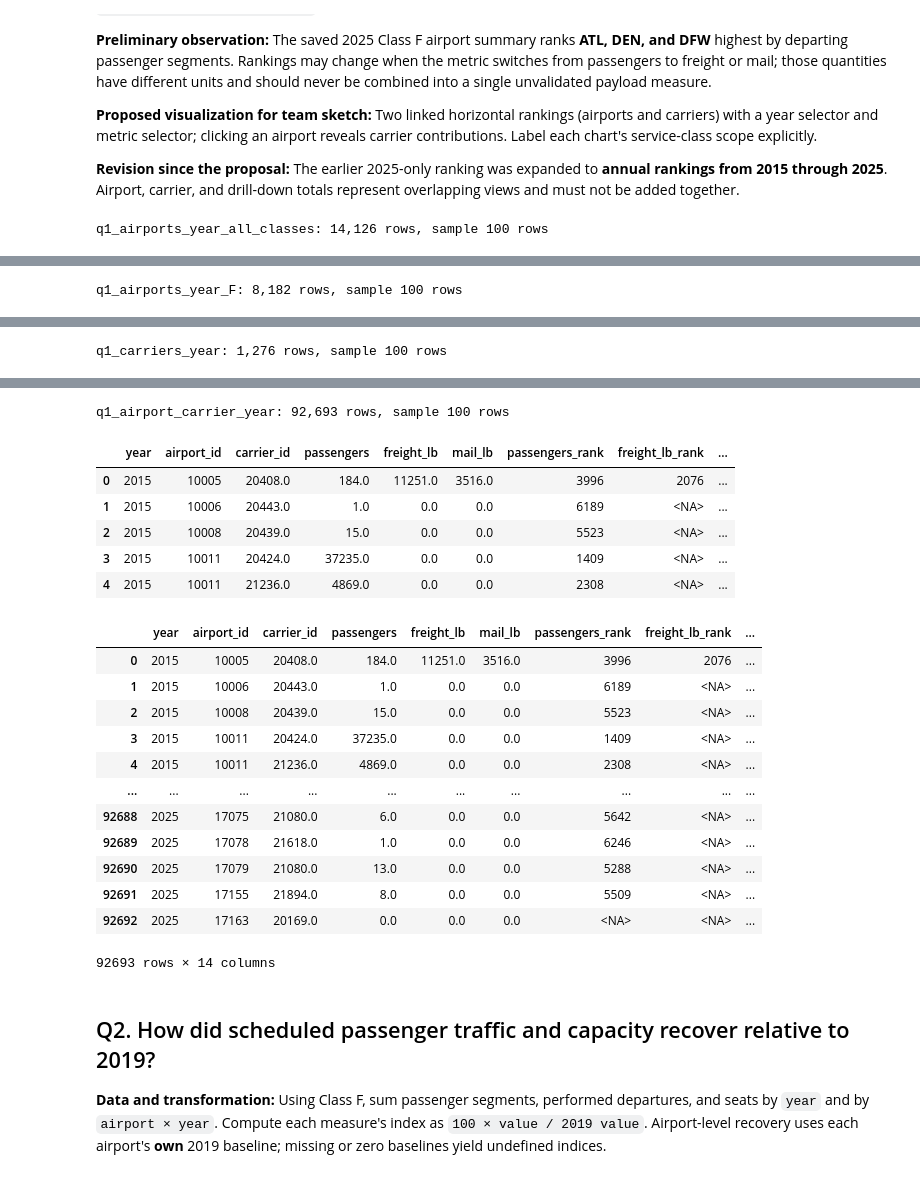
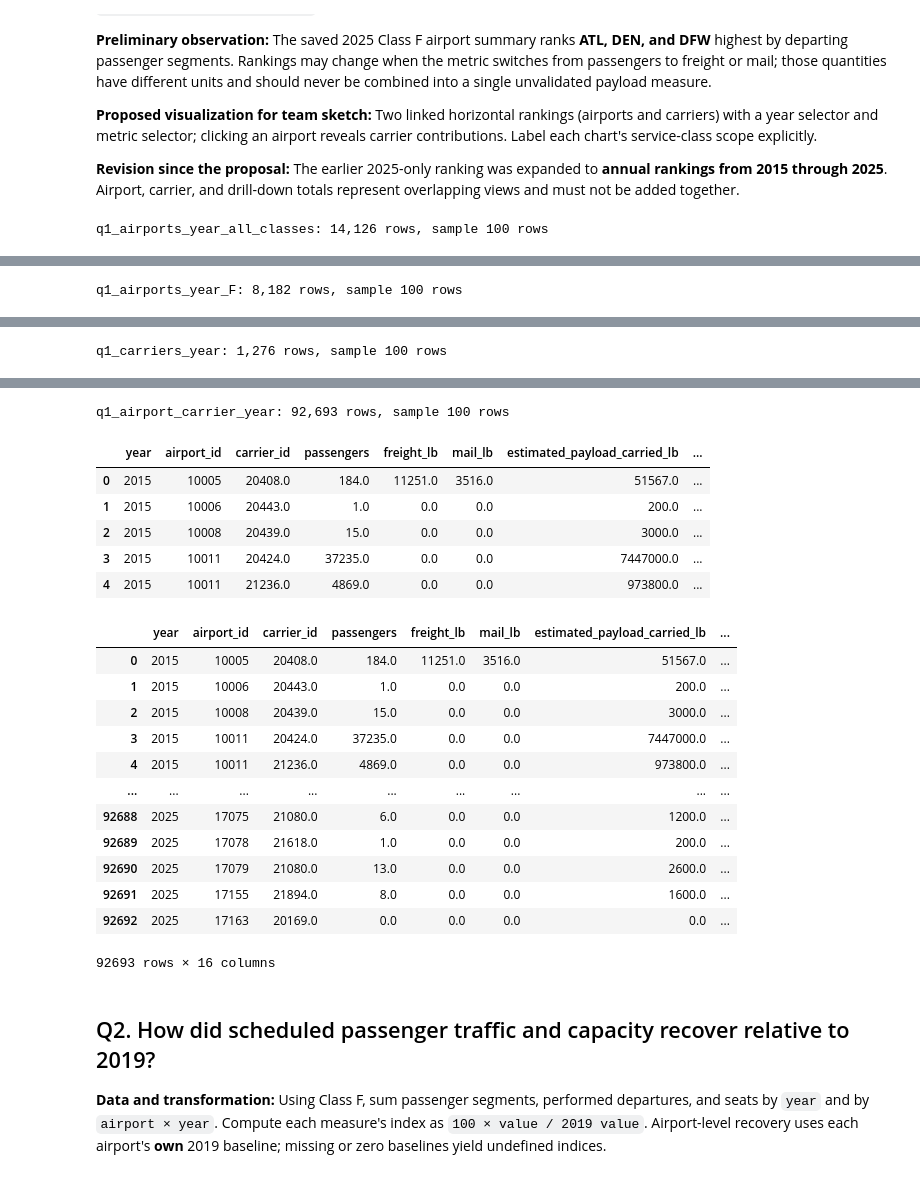
Before and after one commit to WebXoX/Info-Viz-Team-Gacha, a Jupyter notebook: Gacha_EDA_DATA_PREP.ipynb, the cells around one changed output, grey strips where cells are left out. Drawn from its saved outputs; the diff is of its cells as text; code cells hidden in the pictures.

```diff
--- a/Gacha_EDA_DATA_PREP.ipynb
+++ b/Gacha_EDA_DATA_PREP.ipynb
@@ -468,21 +468,43 @@ top_airports.plot(
 # %%
 def q1_rank(frame, group_cols, scope):
     tmp = (
-        frame.loc[frame.year.between(ANALYSIS_START_YEAR, ANALYSIS_END_YEAR)]
-        .groupby(group_cols, as_index=False)[['passengers', 'freight_lb', 'mail_lb']]
+        frame.loc[frame.year.between(
+            ANALYSIS_START_YEAR, ANALYSIS_END_YEAR
+        )]
+        .groupby(group_cols, as_index=False)[
+            ['passengers', 'freight_lb', 'mail_lb']
+        ]
         .sum()
     )
+
     if tmp.empty:
         return tmp
 
-    # Rank within each year, not across all years together
-    for c in ['passengers', 'freight_lb', 'mail_lb']:
-        ranked = tmp.groupby('year')[c].rank(method='min', ascending=False)
-        tmp[c + '_rank'] = ranked.where(tmp[c].gt(0)).astype('Int64')
+    # Estimated weight carried, including passengers and cargo
+    tmp['estimated_payload_carried_lb'] = (
+        tmp['passengers'] * 200
+        + tmp['freight_lb']
+        + tmp['mail_lb']
+    )
+
+    # Rank each measure independently within each year
+    for c in [
+        'passengers',
+        'freight_lb',
+        'mail_lb',
+        'estimated_payload_carried_lb'
+    ]:
+        ranked = tmp.groupby('year')[c].rank(
+            method='min',
+            ascending=False
+        )
+
+        tmp[c + '_rank'] = (
+            ranked.where(tmp[c].gt(0)).astype('Int64')
+        )
 
     tmp['scope'] = scope
     return tmp
-
 
 # Airport labels by year
 airport_names = (
@@ -554,23 +576,23 @@ q1_carriers_year: 1,276 rows, sample 100 rows
 q1_airport_carrier_year: 92,693 rows, sample 100 rows
-|  | year | airport_id | carrier_id | passengers | freight_lb | mail_lb | passengers_rank | freight_lb_rank | ... |
-| 0 | 2015 | 10005 | 20408.0 | 184.0 | 11251.0 | 3516.0 | 3996 | 2076 | ... |
-| 1 | 2015 | 10006 | 20443.0 | 1.0 | 0.0 | 0.0 | 6189 | <NA> | ... |
-| 2 | 2015 | 10008 | 20439.0 | 15.0 | 0.0 | 0.0 | 5523 | <NA> | ... |
-| 3 | 2015 | 10011 | 20424.0 | 37235.0 | 0.0 | 0.0 | 1409 | <NA> | ... |
-| 4 | 2015 | 10011 | 21236.0 | 4869.0 | 0.0 | 0.0 | 2308 | <NA> | ... |
+|  | year | airport_id | carrier_id | passengers | freight_lb | mail_lb | estimated_payload_carried_lb | ... |
+| 0 | 2015 | 10005 | 20408.0 | 184.0 | 11251.0 | 3516.0 | 51567.0 | ... |
+| 1 | 2015 | 10006 | 20443.0 | 1.0 | 0.0 | 0.0 | 200.0 | ... |
+| 2 | 2015 | 10008 | 20439.0 | 15.0 | 0.0 | 0.0 | 3000.0 | ... |
+| 3 | 2015 | 10011 | 20424.0 | 37235.0 | 0.0 | 0.0 | 7447000.0 | ... |
+| 4 | 2015 | 10011 | 21236.0 | 4869.0 | 0.0 | 0.0 | 973800.0 | ... |
-|  | year | airport_id | carrier_id | passengers | freight_lb | mail_lb | passengers_rank | freight_lb_rank | ... |
-| 0 | 2015 | 10005 | 20408.0 | 184.0 | 11251.0 | 3516.0 | 3996 | 2076 | ... |
-| 1 | 2015 | 10006 | 20443.0 | 1.0 | 0.0 | 0.0 | 6189 | <NA> | ... |
-| 2 | 2015 | 10008 | 20439.0 | 15.0 | 0.0 | 0.0 | 5523 | <NA> | ... |
-| 3 | 2015 | 10011 | 20424.0 | 37235.0 | 0.0 | 0.0 | 1409 | <NA> | ... |
-| 4 | 2015 | 10011 | 21236.0 | 4869.0 | 0.0 | 0.0 | 2308 | <NA> | ... |
-| ... | ... | ... | ... | ... | ... | ... | ... | ... | ... |
-| 92688 | 2025 | 17075 | 21080.0 | 6.0 | 0.0 | 0.0 | 5642 | <NA> | ... |
-| 92689 | 2025 | 17078 | 21618.0 | 1.0 | 0.0 | 0.0 | 6246 | <NA> | ... |
-| 92690 | 2025 | 17079 | 21080.0 | 13.0 | 0.0 | 0.0 | 5288 | <NA> | ... |
-| 92691 | 2025 | 17155 | 21894.0 | 8.0 | 0.0 | 0.0 | 5509 | <NA> | ... |
-| 92692 | 2025 | 17163 | 20169.0 | 0.0 | 0.0 | 0.0 | <NA> | <NA> | ... |
+|  | year | airport_id | carrier_id | passengers | freight_lb | mail_lb | estimated_payload_carried_lb | ... |
+| 0 | 2015 | 10005 | 20408.0 | 184.0 | 11251.0 | 3516.0 | 51567.0 | ... |
+| 1 | 2015 | 10006 | 20443.0 | 1.0 | 0.0 | 0.0 | 200.0 | ... |
+| 2 | 2015 | 10008 | 20439.0 | 15.0 | 0.0 | 0.0 | 3000.0 | ... |
+| 3 | 2015 | 10011 | 20424.0 | 37235.0 | 0.0 | 0.0 | 7447000.0 | ... |
+| 4 | 2015 | 10011 | 21236.0 | 4869.0 | 0.0 | 0.0 | 973800.0 | ... |
+| ... | ... | ... | ... | ... | ... | ... | ... | ... |
+| 92688 | 2025 | 17075 | 21080.0 | 6.0 | 0.0 | 0.0 | 1200.0 | ... |
+| 92689 | 2025 | 17078 | 21618.0 | 1.0 | 0.0 | 0.0 | 200.0 | ... |
+| 92690 | 2025 | 17079 | 21080.0 | 13.0 | 0.0 | 0.0 | 2600.0 | ... |
+| 92691 | 2025 | 17155 | 21894.0 | 8.0 | 0.0 | 0.0 | 1600.0 | ... |
+| 92692 | 2025 | 17163 | 20169.0 | 0.0 | 0.0 | 0.0 | 0.0 | ... |
-92693 rows × 14 columns
+92693 rows × 16 columns
 # %% [markdown]
 ## Q2. How did scheduled passenger traffic and capacity recover relative to 2019?
 
```
Also changed, not shown: parts of 1 cell of this notebook, 17 other files.
